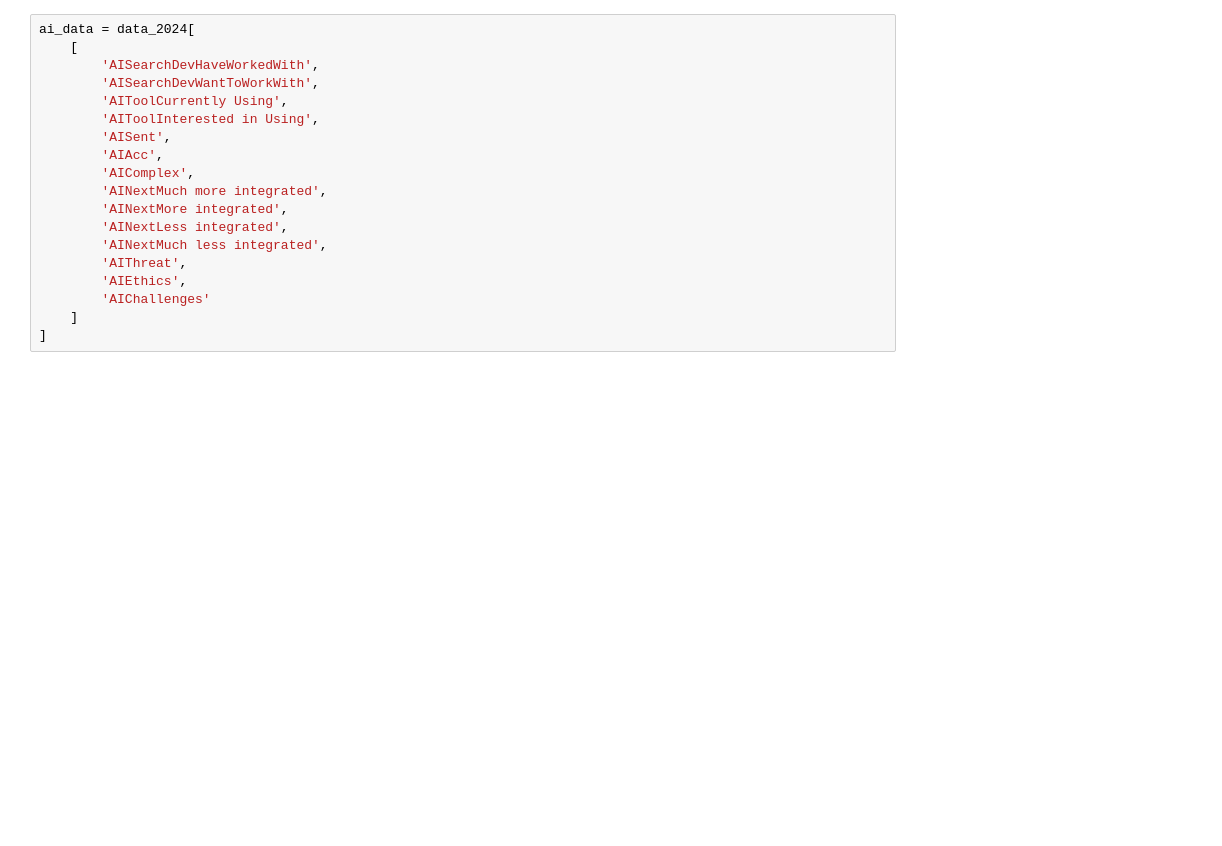
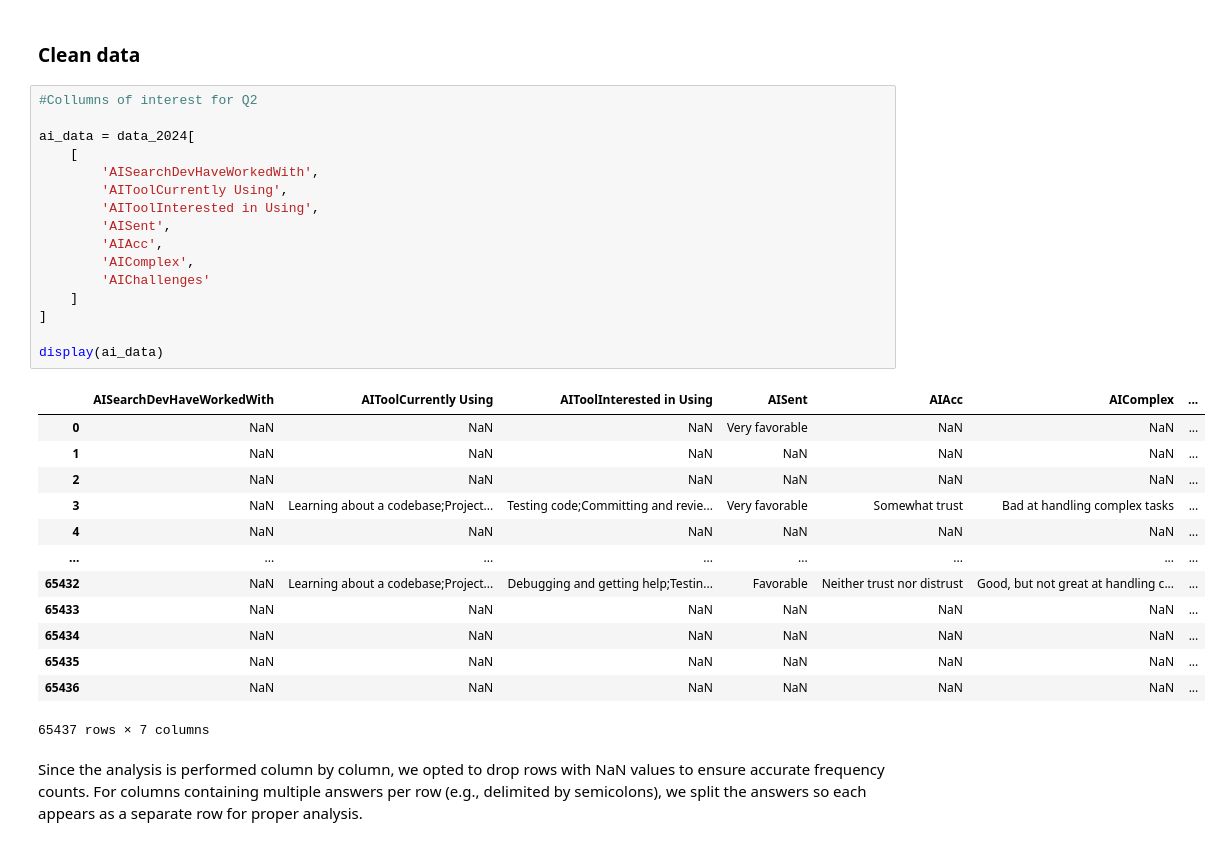
Before and after one commit to Gracormo/Stack-Overflow-Surveys-2021-2024, a Jupyter notebook: tech_trends_ai_use.ipynb, the cells around one changed output. Drawn from its saved outputs; the diff is of its cells as text; blank space fills up the shorter version.

```diff
--- a/tech_trends_ai_use.ipynb
+++ b/tech_trends_ai_use.ipynb
@@ -206,19 +325,35 @@ for col in cols_to_analyze:
+# %% [markdown]
+### Clean data
 # %%
+#Collumns of interest for Q2
+
 ai_data = data_2024[
     [
         'AISearchDevHaveWorkedWith',
-        'AISearchDevWantToWorkWith',
         'AIToolCurrently Using',
         'AIToolInterested in Using',
         'AISent',
         'AIAcc',
         'AIComplex',
-        'AINextMuch more integrated',
-        'AINextMore integrated',
-        'AINextLess integrated',
-        'AINextMuch less integrated',
-        'AIThreat',
-        'AIEthics',
         'AIChallenges'
     ]
 ]
+
+display(ai_data)
+# %% [output]
+|  | AISearchDevHaveWorkedWith | AIToolCurrently Using | AIToolInterested in Using | AISent | AIAcc | AIComplex | ... |
+| 0 | NaN | NaN | NaN | Very favorable | NaN | NaN | ... |
+| 1 | NaN | NaN | NaN | NaN | NaN | NaN | ... |
+| 2 | NaN | NaN | NaN | NaN | NaN | NaN | ... |
+| 3 | NaN | Learning about a codebase;Project... | Testing code;Committing and revie... | Very favorable | Somewhat trust | Bad at handling complex tasks | ... |
+| 4 | NaN | NaN | NaN | NaN | NaN | NaN | ... |
+| ... | ... | ... | ... | ... | ... | ... | ... |
+| 65432 | NaN | Learning about a codebase;Project... | Debugging and getting help;Testin... | Favorable | Neither trust nor distrust | Good, but not great at handling c... | ... |
+| 65433 | NaN | NaN | NaN | NaN | NaN | NaN | ... |
+| 65434 | NaN | NaN | NaN | NaN | NaN | NaN | ... |
+| 65435 | NaN | NaN | NaN | NaN | NaN | NaN | ... |
+| 65436 | NaN | NaN | NaN | NaN | NaN | NaN | ... |
+65437 rows × 7 columns
+# %% [markdown]
+Since the analysis is performed column by column, we opted to drop rows with NaN values to ensure accurate frequency counts.
+For columns containing multiple answers per row (e.g., delimited by semicolons), we split the answers so each appears as a separate row for proper analysis.
```
Also changed, not shown: parts of 34 cells of this notebook, 1 other file.
